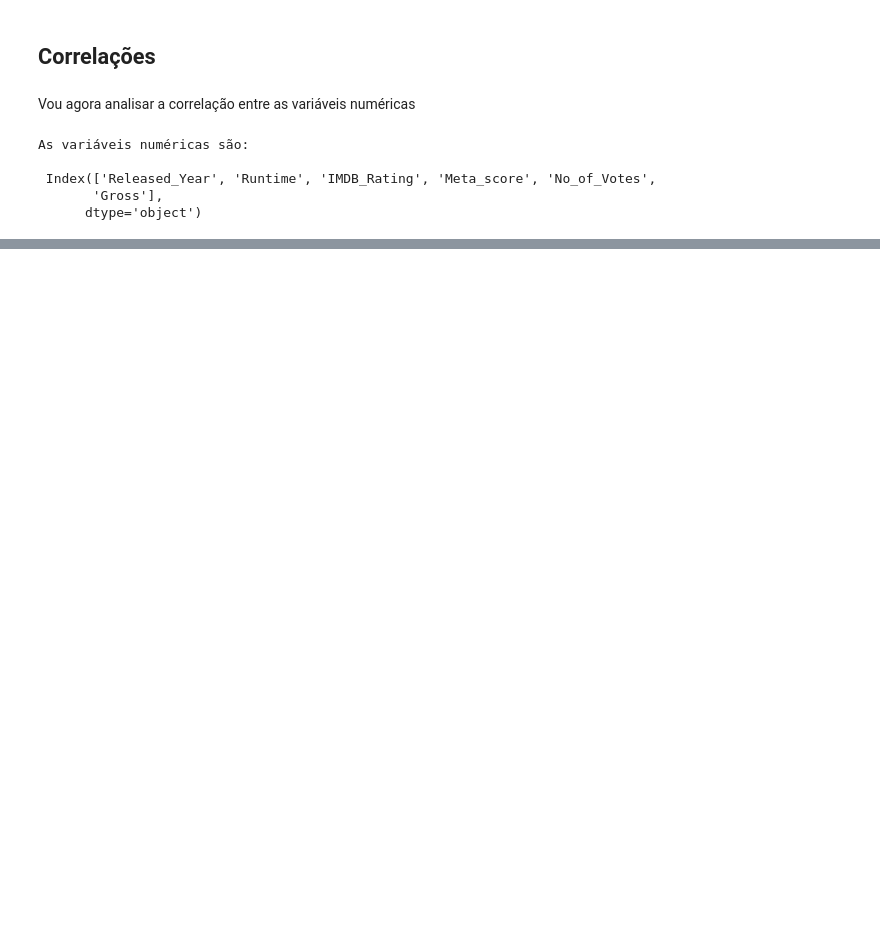
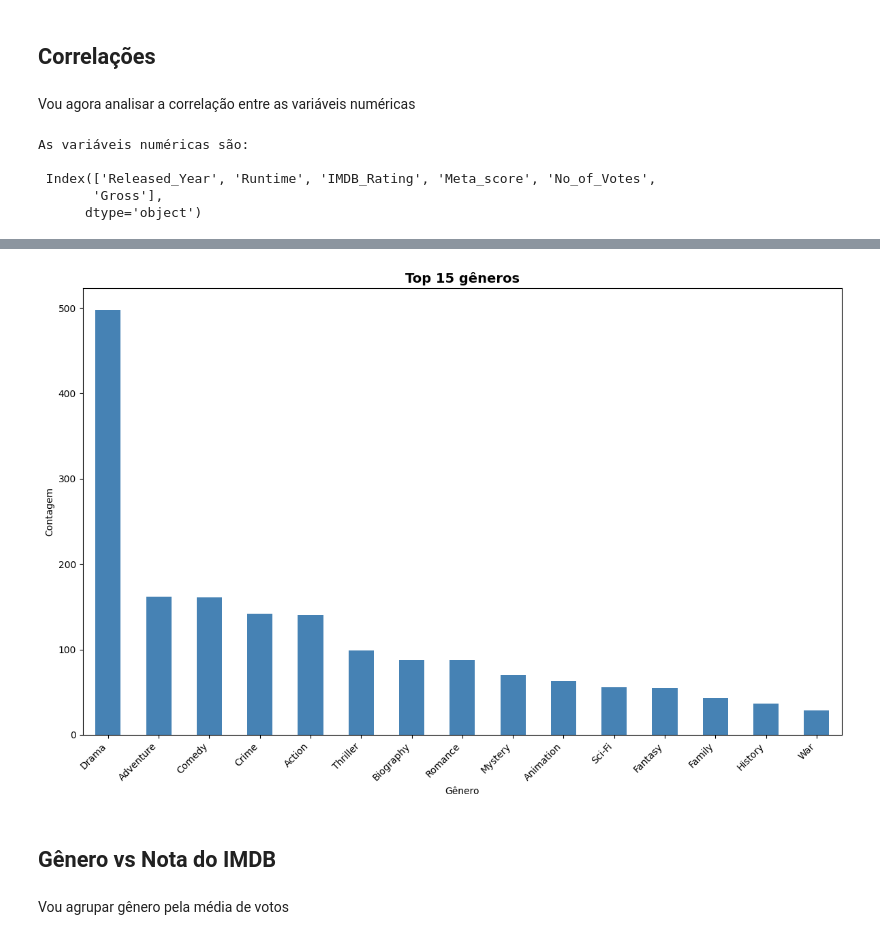
Before and after one commit to arthwho/IMDB-EDA, a Jupyter notebook: pproductions.ipynb, the cells around one changed output, grey strips where cells are left out. Saved outputs shown, nothing was run; the diff lists cells and outputs as text; code cells hidden in the pictures; blank space fills up the shorter version.

```diff
--- a/pproductions.ipynb
+++ b/pproductions.ipynb
@@ -253,0 +290,6 @@ sns.heatmap(corr, annot=True, cmap='viridis', fmt='.2f')
+# %%
+all_genres = []
+for genres in df['Genre']:
+    all_genres.extend([genre.strip() for genre in genres.split(',')])
+
+genre_counts = pd.Series(all_genres).value_counts()
@@ -253,0 +316,15 @@ sns.heatmap(corr, annot=True, cmap='viridis', fmt='.2f')
+# %%
+plt.figure(figsize=(12, 8))
+genre_counts.head(15).plot(kind='bar', color='steelblue')
+plt.title('Top 15 gêneros', fontsize=14, fontweight='bold')
+plt.xlabel('Gênero')
+plt.ylabel('Contagem')
+plt.xticks(rotation=45, ha='right')
+plt.tight_layout()
+plt.show()
+# %% [output]
+[figure, added]
+# %% [markdown]
+## Gênero vs Nota do IMDB
+# %% [markdown]
+Vou agrupar gênero pela média de votos
```
Also changed, not shown: parts of 43 cells of this notebook.
